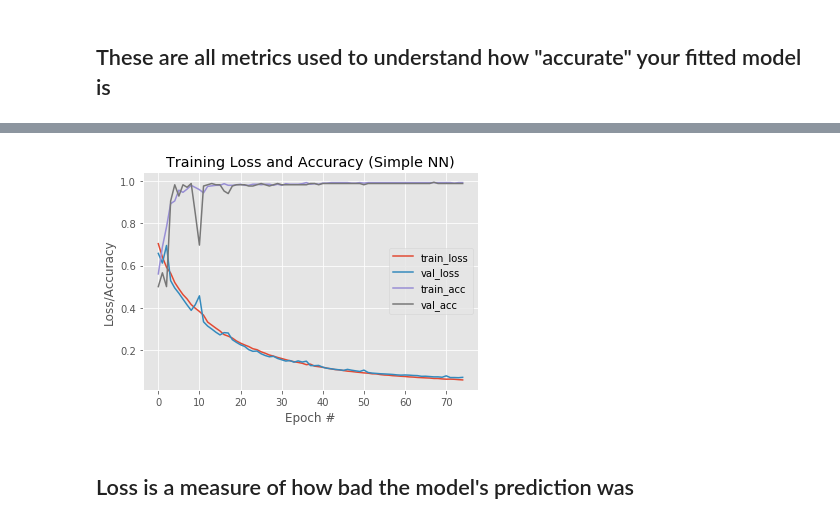
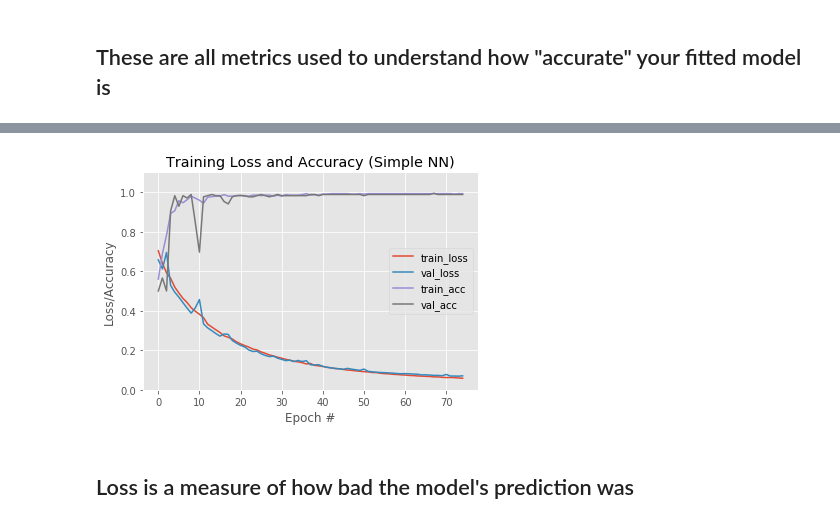
Before and after one commit to drewFrieden/PracticeWeekProject2018Q3, a Jupyter notebook: Notebooks/Presentation/Ytterbium Presentation.ipynb, the cells around one changed output, grey strips where cells are left out. Drawn from its saved outputs; the diff is of its cells as text; code cells hidden in the pictures.

Commit message:
Updated notebook and image for presentation.

```diff
--- a/Notebooks/Presentation/Ytterbium Presentation.ipynb
+++ b/Notebooks/Presentation/Ytterbium Presentation.ipynb
@@ -305,19 +305,20 @@ In our models, we also use what we call "accuracy" which is the total of correct
 # %%
 # plot the training loss and accuracy
 N = np.arange(0, EPOCHS)
 plt.style.use("ggplot")
 plt.figure()
 plt.plot(N, H.history["loss"], label="train_loss")
 plt.plot(N, H.history["val_loss"], label="val_loss")
 plt.plot(N, H.history["acc"], label="train_acc")
 plt.plot(N, H.history["val_acc"], label="val_acc")
 plt.title("Training Loss and Accuracy (Simple NN)")
 plt.xlabel("Epoch #")
 plt.ylabel("Loss/Accuracy")
+plt.ylim(0, 1.1)
 plt.legend()
 plt.savefig(PLOT)
 # %% [output]
-[figure, old version]
+[figure, new version]
 # %% [markdown]
 ## Loss is a measure of how bad the model's prediction was
 # %% [markdown]
```
Also changed, not shown: 1 other file.
